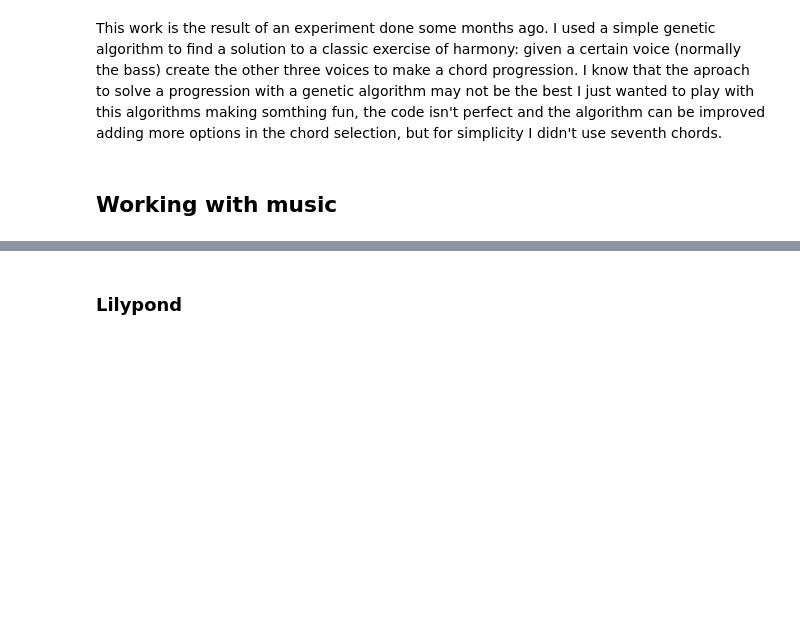
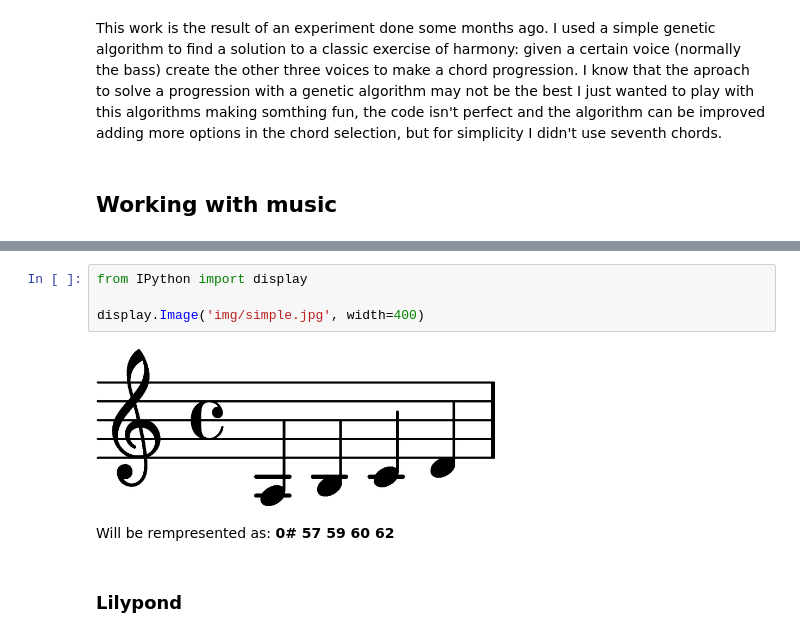
Before and after one commit to schiob/schiob.github.io, a Jupyter notebook: content/programming/Genetic_Chords-Copy1.ipynb, the cells around one changed output, grey strips where cells are left out. Saved outputs shown, nothing was run; the diff lists cells and outputs as text; blank space fills up the shorter version.

```diff
--- a/content/programming/Genetic_Chords-Copy1.ipynb
+++ b/content/programming/Genetic_Chords-Copy1.ipynb
@@ -11,3 +9,11 @@ Will be rempresented as: **0# 57 59 60 62**
+# %%
+from IPython import display
+
+display.Image('img/simple.jpg', width=400)
+# %% [output]
+[figure, added]
+# %% [markdown]
+Will be rempresented as: **0# 57 59 60 62**
 # %% [markdown]
 ### Lilypond
 # %% [markdown]
```
Also changed, not shown: parts of 8 cells of this notebook, 1 other file.
